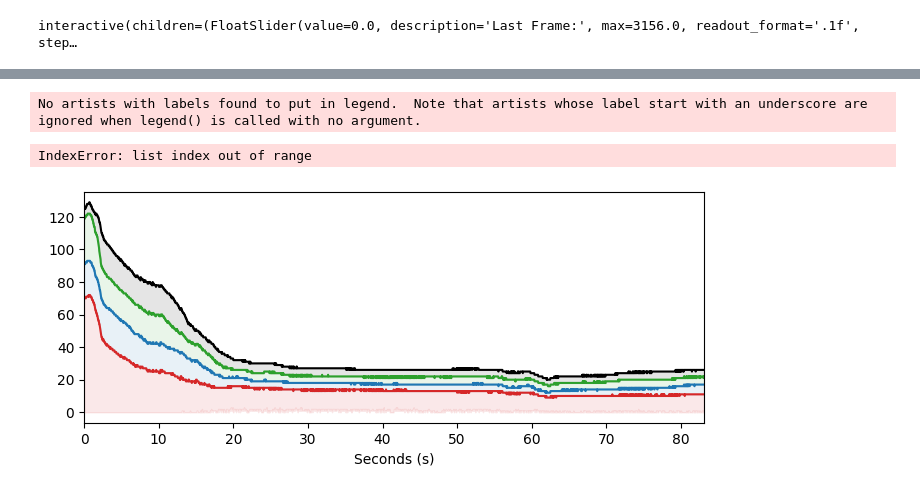
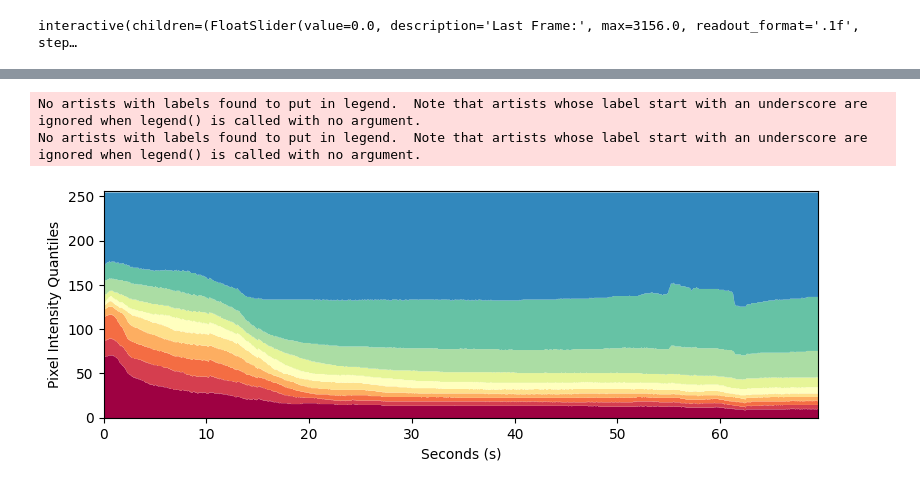
Before and after one commit to trsav/agitation, a Jupyter notebook: video_analysis.ipynb, the cells around one changed output, grey strips where cells are left out. Saved outputs shown, nothing was run; the diff lists cells and outputs as text; code cells hidden in the pictures.

```diff
--- a/video_analysis.ipynb
+++ b/video_analysis.ipynb
@@ -134,29 +132,29 @@ seconds = np.arange(len(mean))/fps
 # %%
 try:
     os.mkdir('results')
 except:
     pass
 
 fig,ax = plt.subplots(1,1,figsize=(8,3),sharex=True)
 
 ax.legend(frameon=False)
 ax.set_xlim(0,seconds[-1])
 ax.set_xlabel('Seconds (s)')
-cols = ['tab:red','tab:blue','tab:green','k']
+
+cols = ['#9e0142', '#d53e4f', '#f46d43', '#fdae61', '#fee08b', '#ffffbf', '#e6f598', '#abdda4', '#66c2a5', '#3288bd']
 for i in range(len(quantiles)-1):
-    ax.fill_between(seconds,result[:,i],result[:,i+1],alpha=0.1,color = cols[i],label =str(quantiles[i+1])+'th quantile')
-    ax.plot(seconds,result[:,i+1],c = cols[i])
-ax.plot(seconds,result[:,0],c=cols[0])
+    ax.fill_between(seconds,result[:,i],result[:,i+1],color = cols[i],lw=0)
 
-ax.set_ylabel('Pixel Intensity')
+ax.set_ylabel('Pixel Intensity Quantiles')
 
 ax.legend(frameon=False)
+ax.set_ylim(0,256)
 fig.tight_layout()
+plt.savefig('results/plot.png',dpi=600)
 
-plt.savefig('results/plot.png',dpi=600)
 plt.show()
 # %% [output]
 No artists with labels found to put in legend.  Note that artists whose label start with an underscore are ignored when legend() is called with no argument.
+No artists with labels found to put in legend.  Note that artists whose label start with an underscore are ignored when legend() is called with no argument.
-IndexError: list index out of range
-[figure, old version]
+[figure, new version]
 # %%
```
Also changed, not shown: parts of 4 cells of this notebook.
